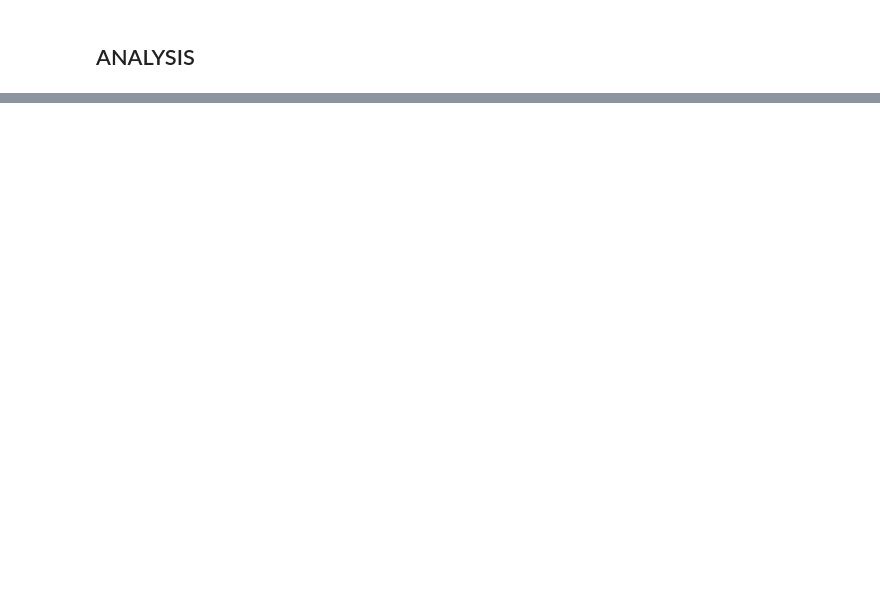
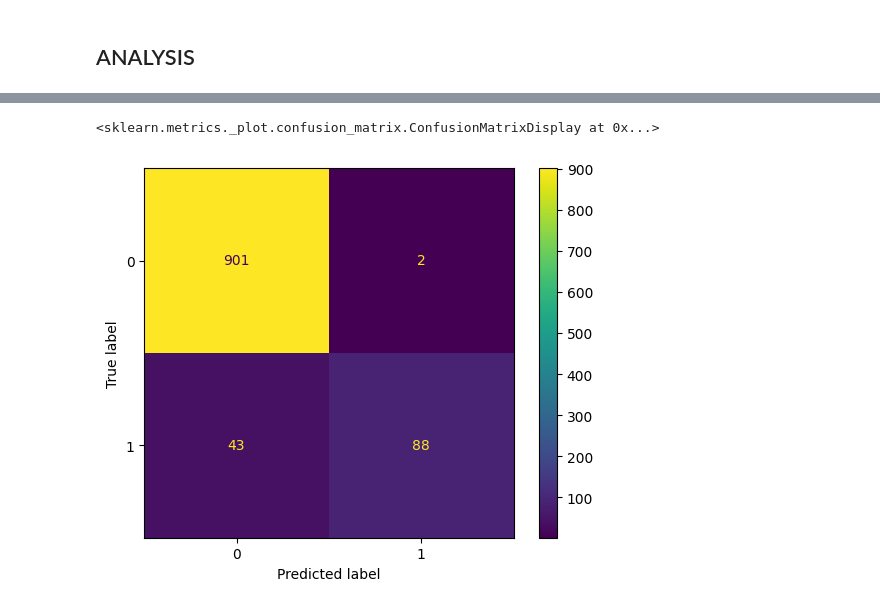
Before and after one commit to aman-kr48/spam-filter, a Jupyter notebook: notebooks/prototype.ipynb, the cells around one changed output, grey strips where cells are left out. Saved outputs shown, nothing was run; the diff lists cells and outputs as text; code cells hidden in the pictures; blank space fills up the shorter version.

```diff
--- a/notebooks/prototype.ipynb
+++ b/notebooks/prototype.ipynb
@@ -92,0 +134,7 @@ X_train, X_test, y_train, y_test = model_selection.train_test_split(X,
+# %%
+X_train, X_test, y_train, y_test = model_selection.train_test_split(X,
+                                                                    y,
+                                                                    test_size=TEST_SIZE,
+                                                                    random_state=RANDOM_STATE,
+                                                                    shuffle=SHUFFLE,
+                                                                    stratify=y)
@@ -92,0 +143,5 @@ X_train, X_test, y_train, y_test = model_selection.train_test_split(X,
+# %%
+base_model =  pipeline.Pipeline([('vectorizer', feature_extraction.text.TfidfVectorizer(stop_words = 'english')),
+                               ('model',  linear_model.LogisticRegression(max_iter= MAX_ITER))])
+# %%
+base_model.fit(X_train, y_train)
@@ -92,0 +153,2 @@ X_train, X_test, y_train, y_test = model_selection.train_test_split(X,
+# %%
+predictions = base_model.predict(X_test)
@@ -92,0 +166,5 @@ X_train, X_test, y_train, y_test = model_selection.train_test_split(X,
+# %%
+metrics.ConfusionMatrixDisplay.from_predictions(y_test, predictions)
+# %% [output]
+<sklearn.metrics._plot.confusion_matrix.ConfusionMatrixDisplay at 0x...>
+[figure, added]
```
Also changed, not shown: parts of 16 cells of this notebook.
